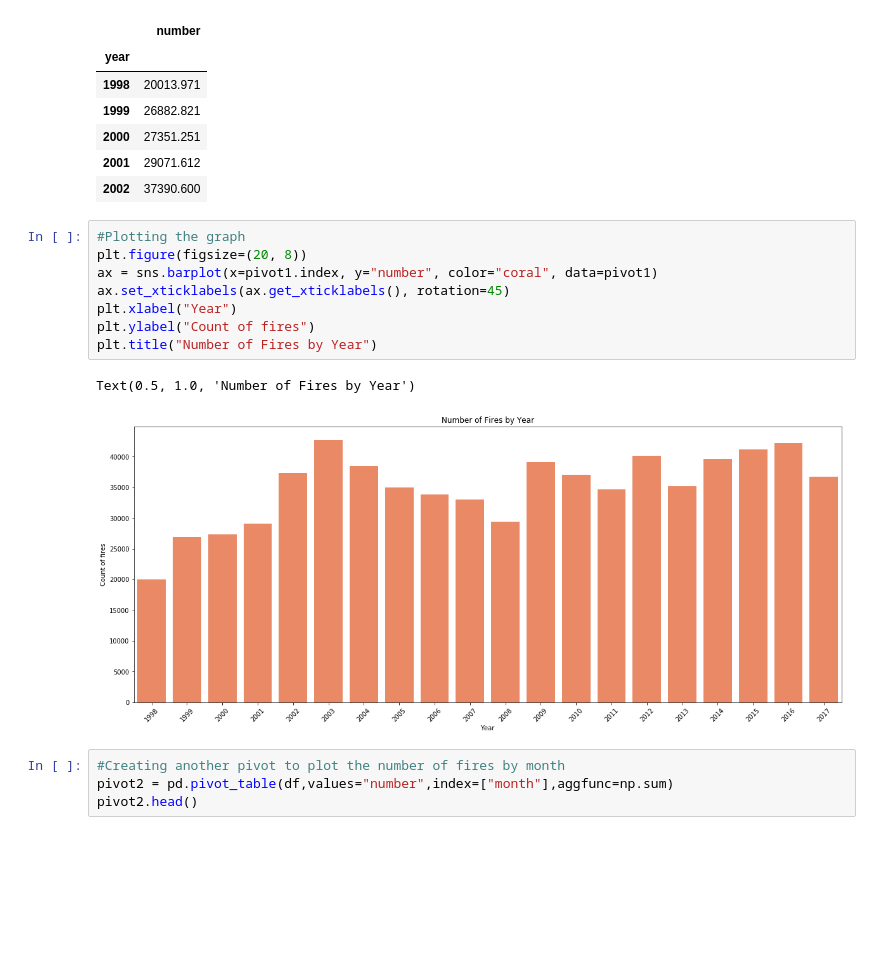
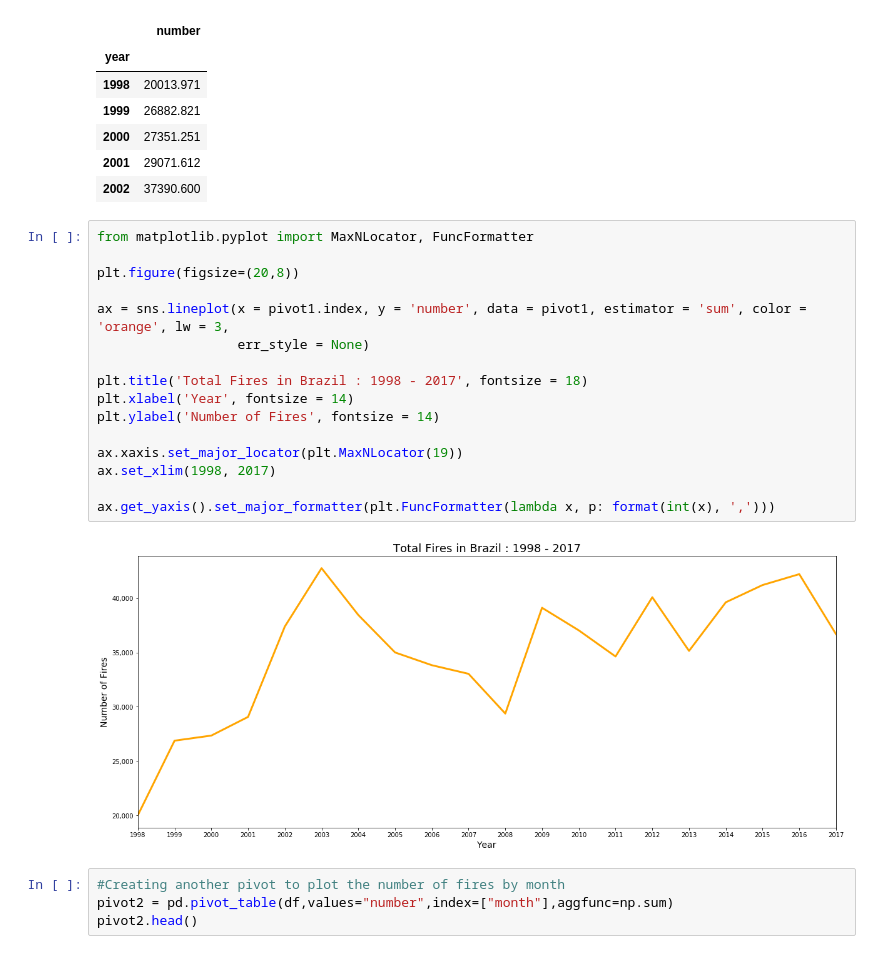
Before and after one commit to somya-anchalia/Data-Analytics-Projects, a Jupyter notebook: My projects/Code/Forest Fires in Brazil/brazil-forest-fires.ipynb, the cells around one changed output. Saved outputs shown, nothing was run; the diff lists cells and outputs as text; blank space fills up the shorter version.

```diff
--- a/My projects/Code/Forest Fires in Brazil/brazil-forest-fires.ipynb
+++ b/My projects/Code/Forest Fires in Brazil/brazil-forest-fires.ipynb
@@ -45,17 +45,24 @@ pivot1.head()
 | 2000 | 27351.251 |
 | 2001 | 29071.612 |
 | 2002 | 37390.600 |
-# %%
-#Plotting the graph
-plt.figure(figsize=(20, 8))
-ax = sns.barplot(x=pivot1.index, y="number", color="coral", data=pivot1)
-ax.set_xticklabels(ax.get_xticklabels(), rotation=45)
-plt.xlabel("Year")
-plt.ylabel("Count of fires")
-plt.title("Number of Fires by Year")
-# %% [output]
-Text(0.5, 1.0, 'Number of Fires by Year')
-[figure, removed]
+# %%
+from matplotlib.pyplot import MaxNLocator, FuncFormatter
+
+plt.figure(figsize=(20,8))
+
+ax = sns.lineplot(x = pivot1.index, y = 'number', data = pivot1, estimator = 'sum', color = 'orange', lw = 3,
+                  err_style = None)
+
+plt.title('Total Fires in Brazil : 1998 - 2017', fontsize = 18)
+plt.xlabel('Year', fontsize = 14)
+plt.ylabel('Number of Fires', fontsize = 14)
+
+ax.xaxis.set_major_locator(plt.MaxNLocator(19))
+ax.set_xlim(1998, 2017)
+
+ax.get_yaxis().set_major_formatter(plt.FuncFormatter(lambda x, p: format(int(x), ',')))
+# %% [output]
+[figure, added]
 # %%
 #Creating another pivot to plot the number of fires by month
 pivot2 = pd.pivot_table(df,values="number",index=["month"],aggfunc=np.sum)
```
